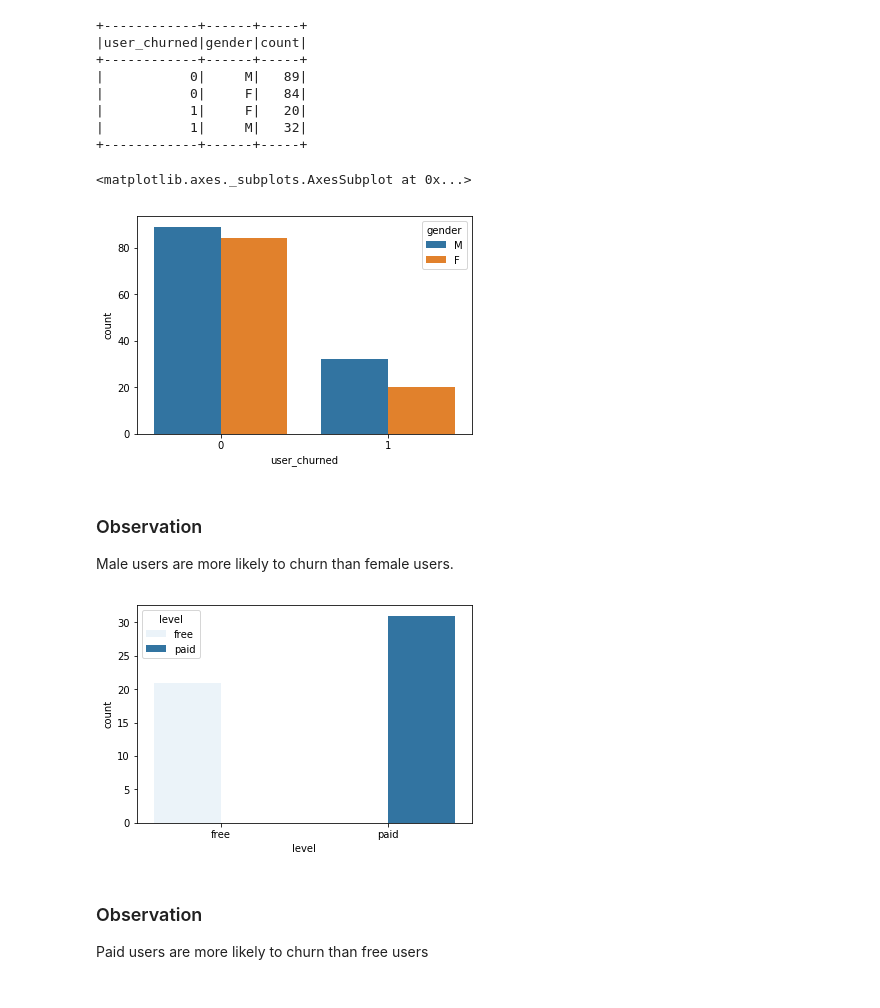
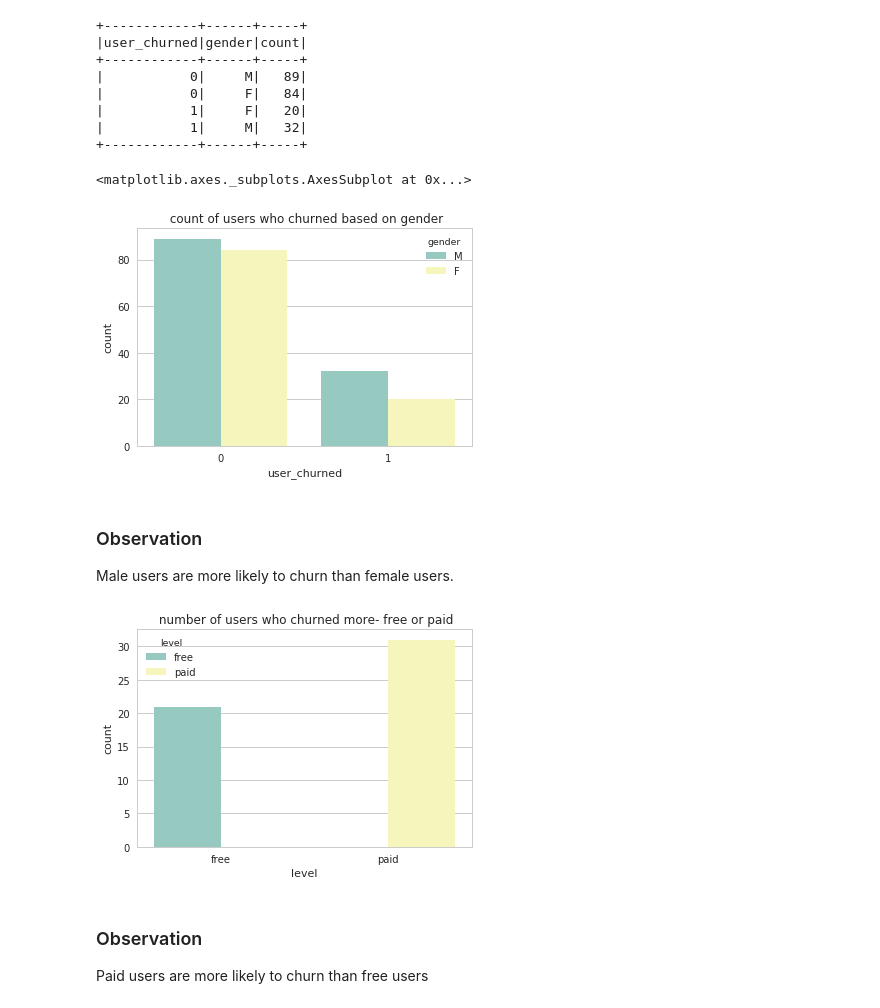
Before and after one commit to sunnyanand17/spark-project, a Jupyter notebook: Sparkify.ipynb, the cells around one changed output. Saved outputs shown, nothing was run; the diff lists cells and outputs as text; code cells hidden in the pictures.

```diff
--- a/Sparkify.ipynb
+++ b/Sparkify.ipynb
@@ -8,6 +8,7 @@ You can follow the steps below to guide your data analysis and model building po
 from pyspark.sql import SparkSession
 from pyspark.sql.functions import isnan, when, count, col,udf
 
+sns.set(style="whitegrid", color_codes=True)
 
 
 
@@ -22,7 +23,7 @@ import datetime
 import pyspark
 from pyspark.ml.evaluation import MulticlassClassificationEvaluator
 from pyspark.sql.types import IntegerType
-from pyspark.ml.classification import GBTClassifier, LinearSVC, RandomForestClassifier
+from pyspark.ml.classification import GBTClassifier, LinearSVC, RandomForestClassifier,LogisticRegression
 
 from pyspark.ml.feature import VectorAssembler, StandardScaler
 from pyspark.ml.tuning import CrossValidator, ParamGridBuilder
@@ -262,19 +263,21 @@ df.drop_duplicates(['userId', 'gender']).groupby(['user_churned', 'gender']).cou
 # %%
 # plot the distribution
 df_ch_pd = df.drop_duplicates(['userId', 'gender']).groupby(['user_churned', 'gender']).count().sort("user_churned").toPandas()
-sns.barplot(x = 'user_churned', y = 'count', data = df_ch_pd, hue = 'gender')
+plt.title(" count of users who churned based on gender")
+sns.barplot(x = 'user_churned', y = 'count', data = df_ch_pd, hue = 'gender',palette="Set3")
 # %% [output]
 <matplotlib.axes._subplots.AxesSubplot at 0x...>
-[figure, old version]
+[figure, new version]
 # %% [markdown]
 ### Observation
 Male users are more likely to churn than female users.
 # %%
 # check if the free or paid users churned more or less
 level_df = df.filter('page == "Cancellation Confirmation"').groupby('level').count().toPandas()
-sns.barplot(data = level_df, x = 'level', y = 'count', color = sns.color_palette()[0], hue='level');
+plt.title(" number of users who churned more- free or paid")
+sns.barplot(data = level_df, x = 'level', y = 'count', color = sns.color_palette()[0], hue='level', palette="Set3");
 # %% [output]
-[figure, old version]
+[figure, new version]
 # %% [markdown]
 ### Observation
 Paid users are more likely to churn than free users
```
Also changed, not shown: parts of 29 cells of this notebook, 1 other file.
